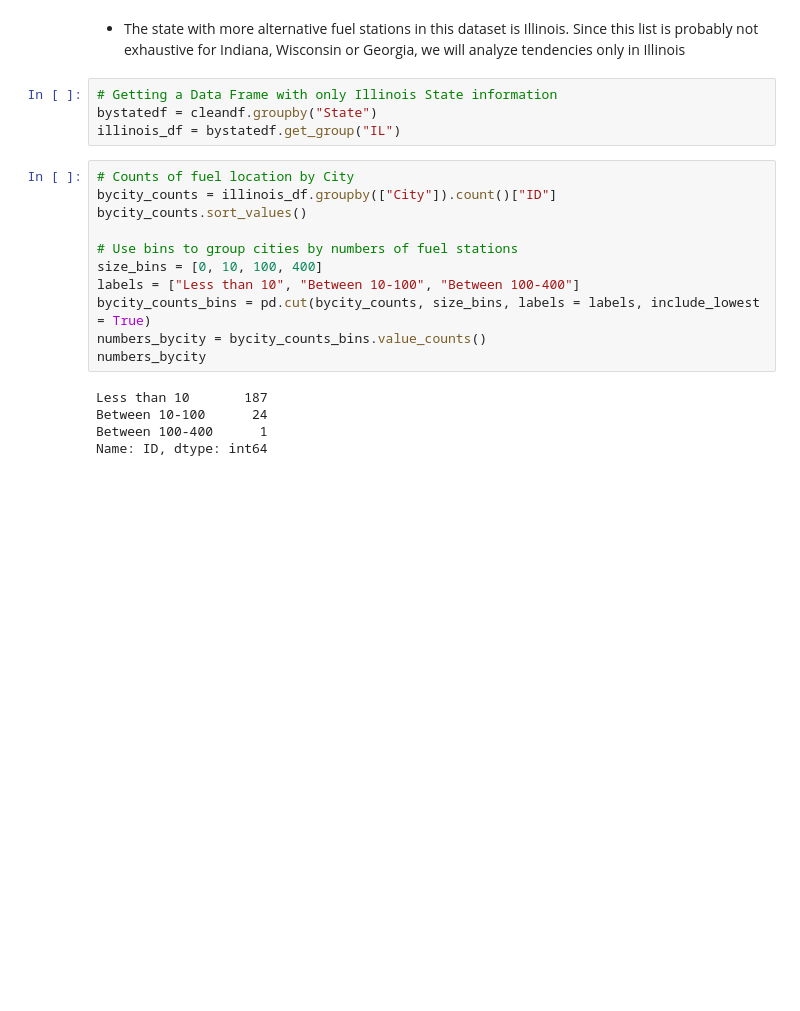
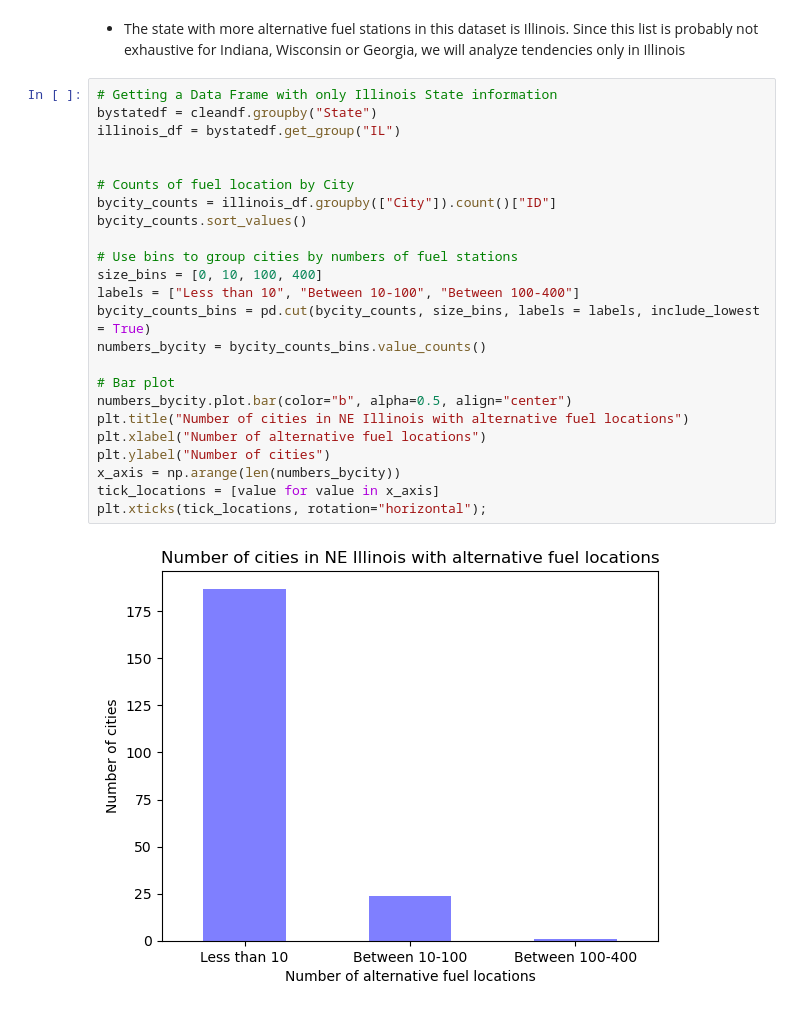
Before and after one commit to biloriaj/NU_T5_Project_1, a Jupyter notebook: LMMAlternativeFuel_Script.ipynb, the cells around one changed output. Saved outputs shown, nothing was run; the diff lists cells and outputs as text; blank space fills up the shorter version.

```diff
--- a/LMMAlternativeFuel_Script.ipynb
+++ b/LMMAlternativeFuel_Script.ipynb
@@ -68,23 +44,29 @@ Name: ID, dtype: int64
 # %% [markdown]
 * The state with more alternative fuel stations in this dataset is Illinois. Since this list is probably not exhaustive for Indiana, Wisconsin or Georgia, we will analyze tendencies only in Illinois
-# %%
-# Getting a Data Frame with only Illinois State information
-bystatedf = cleandf.groupby("State")
-illinois_df = bystatedf.get_group("IL")
 # %%
+# Getting a Data Frame with only Illinois State information
+bystatedf = cleandf.groupby("State")
+illinois_df = bystatedf.get_group("IL")
+
+
 # Counts of fuel location by City
 bycity_counts = illinois_df.groupby(["City"]).count()["ID"]
 bycity_counts.sort_values()
 
 # Use bins to group cities by numbers of fuel stations
 size_bins = [0, 10, 100, 400]
 labels = ["Less than 10", "Between 10-100", "Between 100-400"]
 bycity_counts_bins = pd.cut(bycity_counts, size_bins, labels = labels, include_lowest = True)
 numbers_bycity = bycity_counts_bins.value_counts()
-numbers_bycity
+
+# Bar plot
+numbers_bycity.plot.bar(color="b", alpha=0.5, align="center")
+plt.title("Number of cities in NE Illinois with alternative fuel locations")
+plt.xlabel("Number of alternative fuel locations")
+plt.ylabel("Number of cities")
+x_axis = np.arange(len(numbers_bycity))
+tick_locations = [value for value in x_axis]
+plt.xticks(tick_locations, rotation="horizontal");
 # %% [output]
-Less than 10       187
-Between 10-100      24
-Between 100-400      1
-Name: ID, dtype: int64
+[figure, added]
 # %%
```
Also changed, not shown: parts of 11 cells of this notebook, 1 other file.
